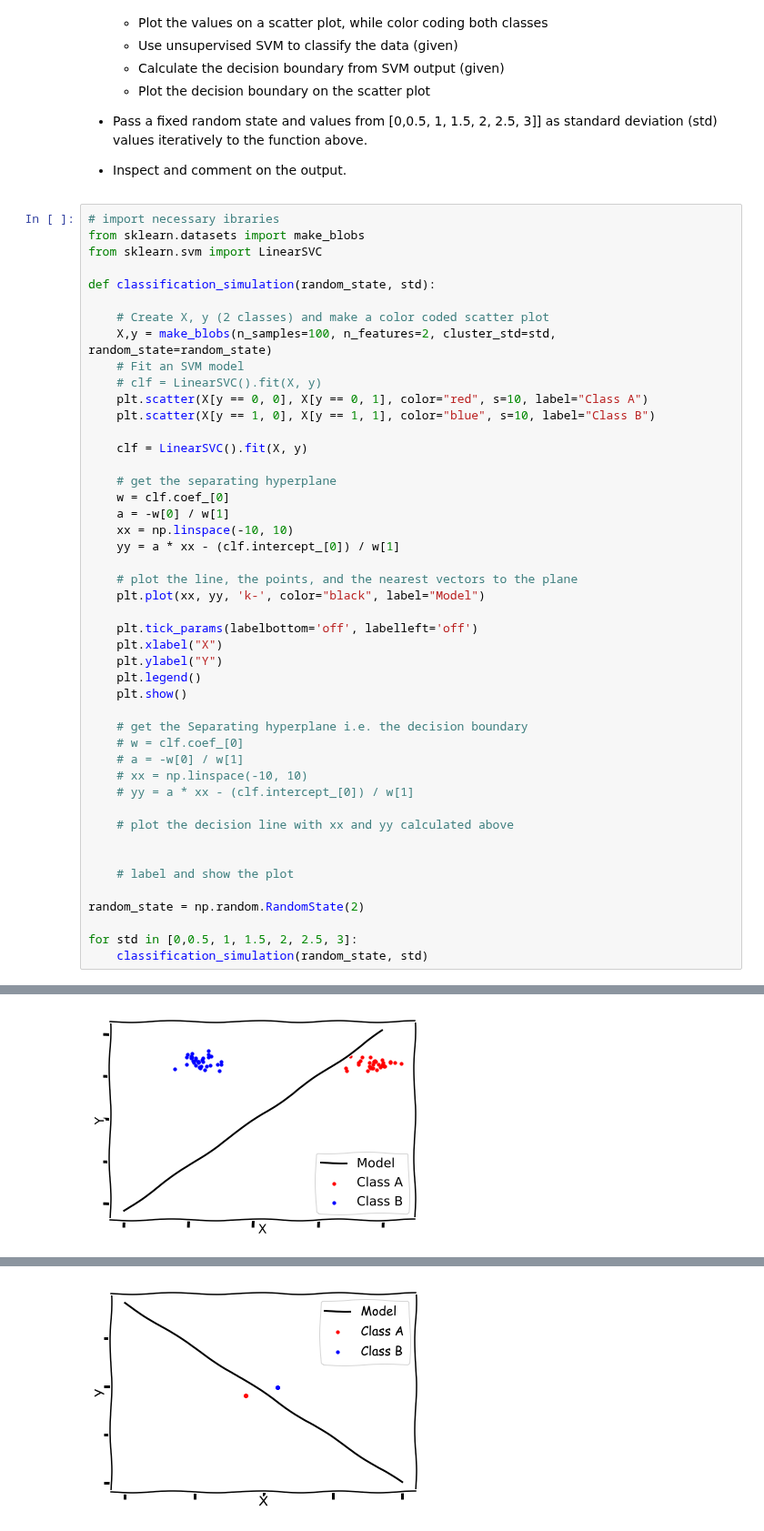
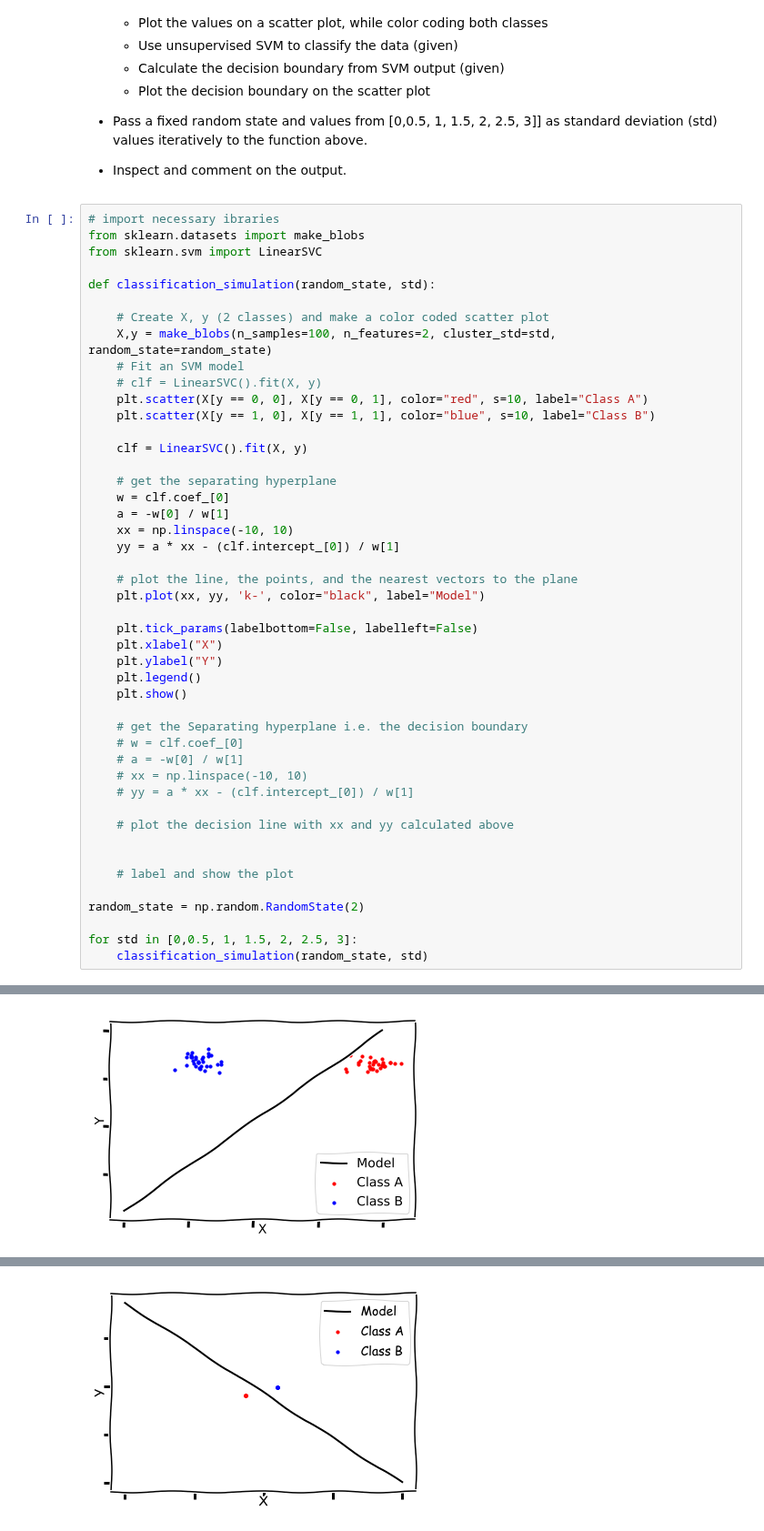
Before and after one commit to ZMBailey/dsc-2-23-06-data-generation-process-lab-seattle-ds-career-040119, a Jupyter notebook: index.ipynb, the cells around one changed output, grey strips where cells are left out. Shown at 91% size. Saved outputs shown, nothing was run; the diff lists cells and outputs as text.

```diff
--- a/index.ipynb
+++ b/index.ipynb
@@ -98,7 +98,7 @@ def classification_simulation(random_state, std):
     # plot the line, the points, and the nearest vectors to the plane
     plt.plot(xx, yy, 'k-', color="black", label="Model")
 
-    plt.tick_params(labelbottom='off', labelleft='off')
+    plt.tick_params(labelbottom=False, labelleft=False)
     plt.xlabel("X")
     plt.ylabel("Y")
     plt.legend()
@@ -137 +125 @@ Passing one of 'on', 'true', 'off', 'false' as a boolean is deprecated; use an a
-[figure, old version]
+[figure, new version]
```
Also changed, not shown: parts of 1 cell of this notebook.
